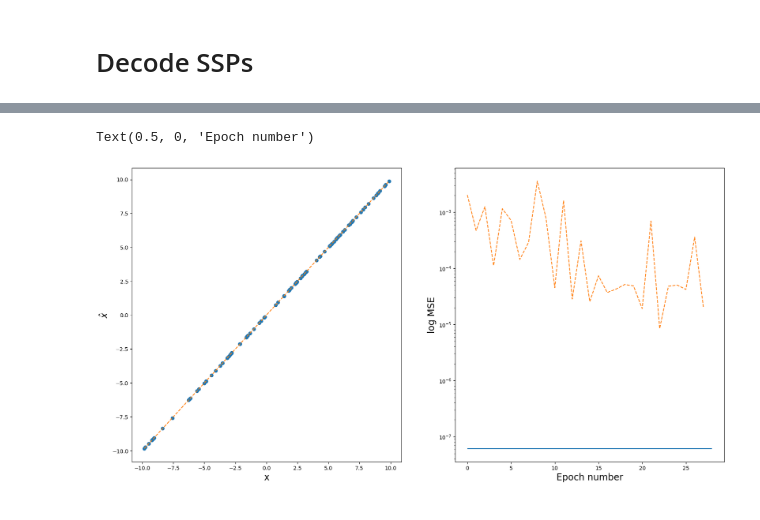
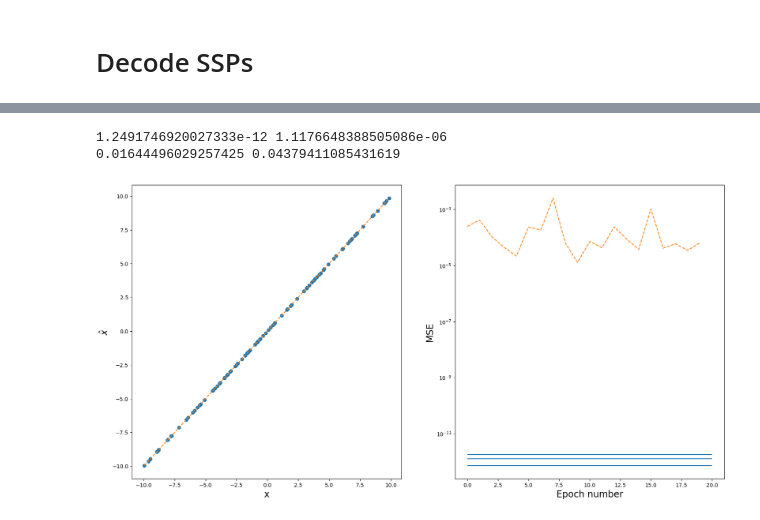
Before and after one commit to ctn-waterloo/sspspace, a Jupyter notebook: notebooks/SSP Space Demo.ipynb, the cells around one changed output, grey strips where cells are left out. Cells and saved outputs as stored; diff of their text form; code cells hidden in the pictures.

```diff
--- a/notebooks/SSP Space Demo.ipynb
+++ b/notebooks/SSP Space Demo.ipynb
@@ -137,7 +163,7 @@ ssp_decoder, training_history = sspspace.train_decoder_net(ssp_encoder, bounds,
                                     n_training_pts=200000, # number of points sample from domain
                                     hidden_units=[8], # list of neurons in dense hidden layers
                                     learning_rate=1e-3, # learning rate for Adam
-                                    n_epochs=100, # Max epochs
+                                    n_epochs=20, # Max epochs
                                     patience=3, # patience for early stopping
                                     verbose=True # print tensorflow training nonsense.
                                 )
@@ -149,25 +199,28 @@ enc_ssps = ssp_encoder.encode(xs)
 # %%
 dec_xs = ssp_decoder.decode(enc_ssps)
 
-errors = dec_xs - xs
+errors = np.abs(dec_xs - xs)**2
 mu_err = np.mean(errors)
 ste_err = np.std(errors) / np.sqrt(xs.shape[0])
 
 max_epochs = len(training_history.history['val_loss'])
 
 plt.figure(figsize=(20,10))
 plt.subplot(1,2,1)
 plt.scatter(xs, dec_xs)
 plt.plot([xs.min(), xs.max()],[xs.min(), xs.max()], ls='--', c='tab:orange')
 plt.xlabel('x', fontsize='xx-large')
 plt.ylabel(r'$\hat{x}$', fontsize='xx-large')
 
 plt.subplot(1,2,2)
 plt.plot(training_history.history['val_loss'], label='Validation loss', ls='--', c='tab:orange')
-plt.hlines(y=[mu_err - 1.96 * ste_err, mu_err + 1.96 * ste_err], xmin=0, xmax=max_epochs, label='')
+plt.hlines(y=[mu_err - 1.96 * ste_err, mu_err, mu_err + 1.96 * ste_err], xmin=0, xmax=max_epochs, label='')
 plt.yscale('log')
-plt.ylabel('log MSE', fontsize='xx-large')
+plt.ylabel('MSE', fontsize='xx-large')
 plt.xlabel('Epoch number', fontsize='xx-large')
+print(mu_err, np.sqrt(mu_err))
+print(np.mean(training_history.history['loss']), np.mean(np.sqrt(training_history.history['loss'])))
 # %% [output]
-Text(0.5, 0, 'Epoch number')
+1.2491746920027333e-12 1.1176648388505086e-06
+0.01644496029257425 0.04379411085431619
-[figure, old version]
+[figure, new version]
```
Also changed, not shown: parts of 9 cells of this notebook, 1 other file.
